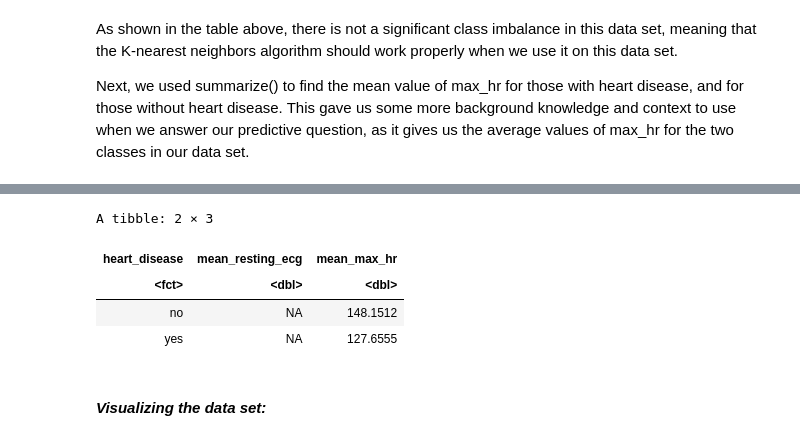
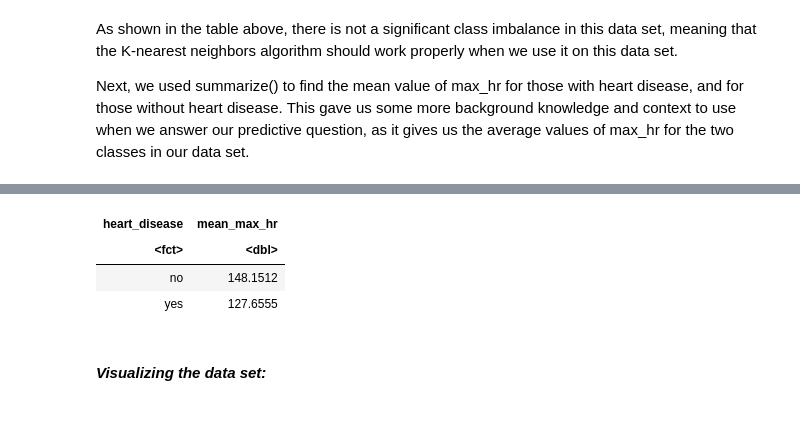
Before and after one commit to tyih985/DSCI-Project-Attempt-2, a Jupyter notebook: main.ipynb, the cells around one changed output, grey strips where cells are left out. Saved outputs shown, nothing was run; the diff lists cells and outputs as text; code cells hidden in the pictures.

Commit message:
Updated "summarizing the data set"
No longer summarizes resting_ecg cause that doesn't make sense

```diff
--- a/main.ipynb
+++ b/main.ipynb
@@ -94,8 +94,8 @@ As shown in the table above, there is not a significant class imbalance in this
 
 Next, we used summarize() to find the mean value of max_hr for those with heart disease, and for those without heart disease. This gave us some more background knowledge and context to use when we answer our predictive question, as it gives us the average values of max_hr for the two classes in our data set.
 # %%
-mean_values <- heart_data_cleaned |>
+heart_summary <- heart_data_cleaned |>
     group_by(heart_disease) |>
-    summarize(mean_resting_ecg = mean(resting_ecg), mean_max_hr = mean(max_hr))
-mean_values
+    summarize(mean_max_hr = mean(max_hr))
+heart_summary
 # %% [output]
@@ -110,8 +103,7 @@ Caused by warning in `mean.default()`:
-A tibble: 2 × 3
-| heart_disease | mean_resting_ecg | mean_max_hr |
-| <fct> | <dbl> | <dbl> |
-| no | NA | 148.1512 |
-| yes | NA | 127.6555 |
+| heart_disease | mean_max_hr |
+| <fct> | <dbl> |
+| no | 148.1512 |
+| yes | 127.6555 |
 # %% [markdown]
 #### *Visualizing the data set:*
 # %% [markdown]
```
Also changed, not shown: parts of 1 cell of this notebook.
